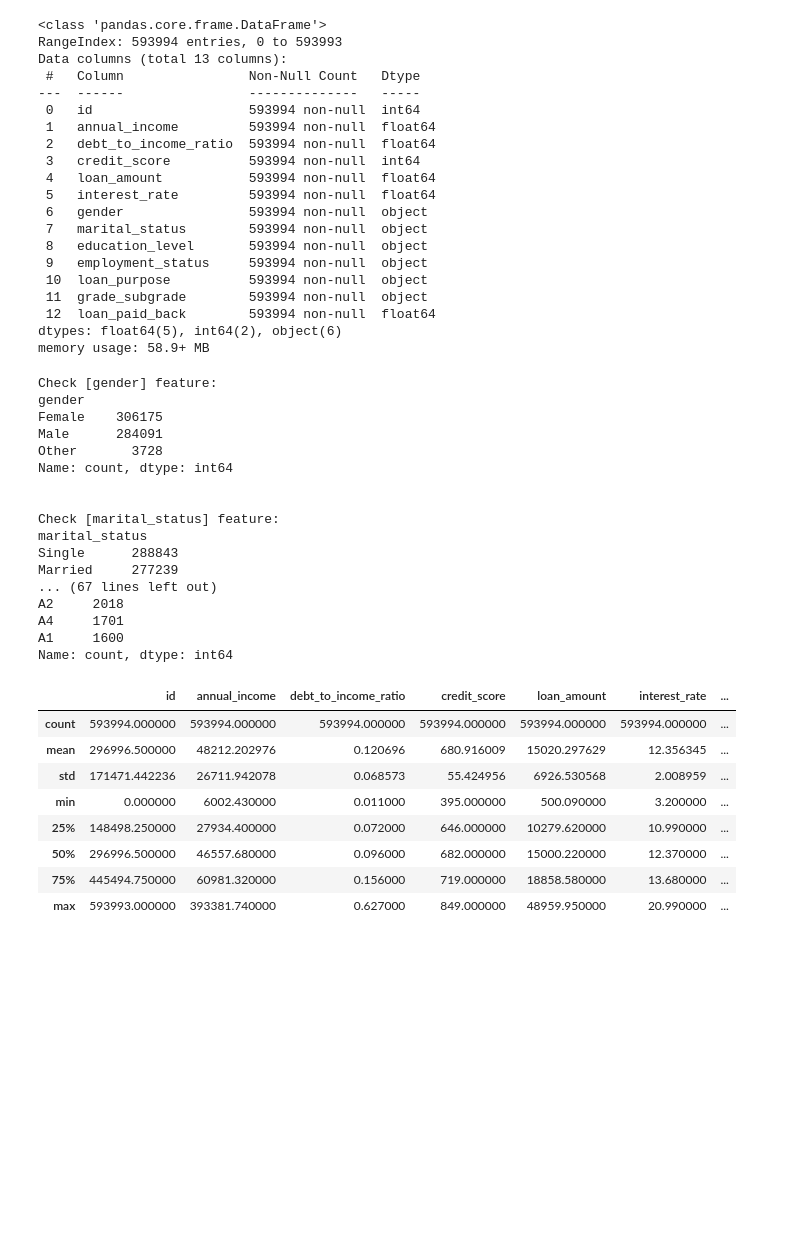
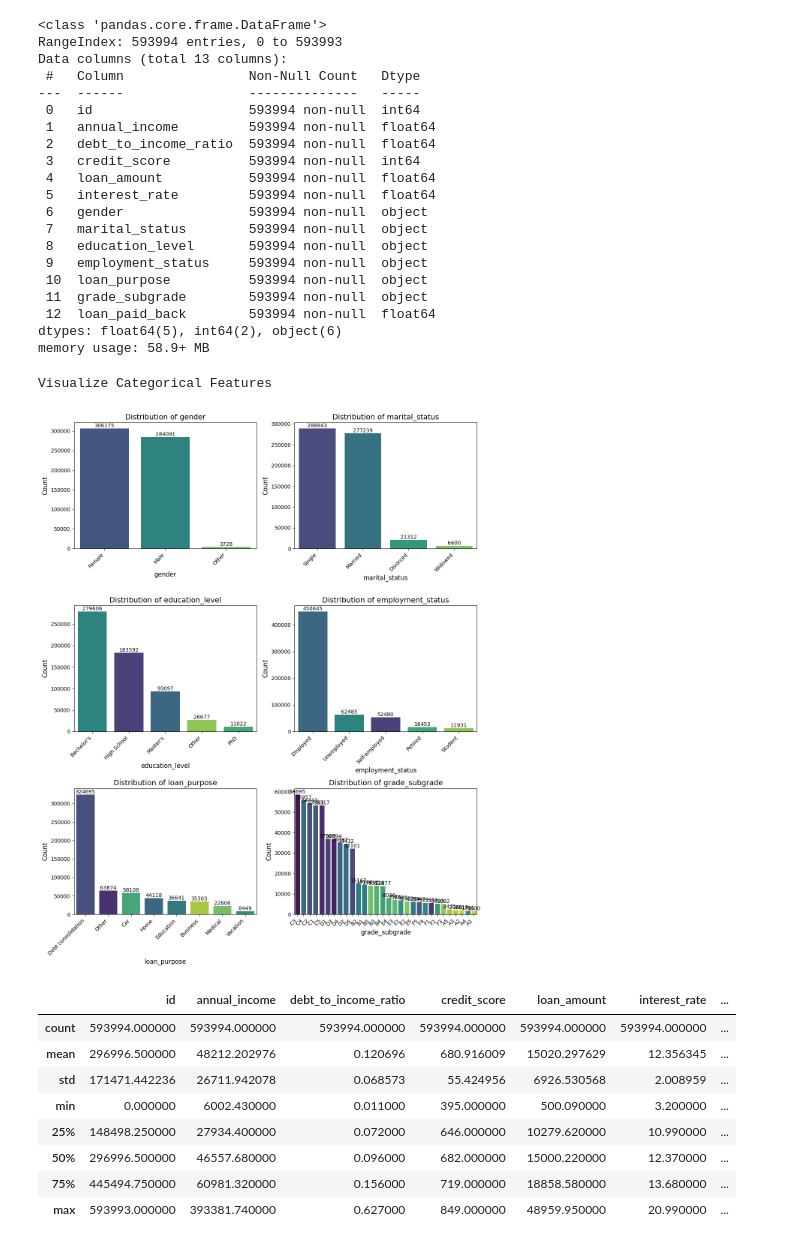
Before and after one commit to 192cm/Kaggle-Predicting_Loan_Payback, a Jupyter notebook: prediction_loan_payback.ipynb, the cells around one changed output. Saved outputs shown, nothing was run; the diff lists cells and outputs as text; code cells hidden in the pictures; blank space fills up the shorter version.

```diff
--- a/prediction_loan_payback.ipynb
+++ b/prediction_loan_payback.ipynb
@@ -61,31 +61,46 @@ memory usage: 58.9+ MB
 # %%
 # Check categorical features
 
 cat_attribs = train_data.select_dtypes(include=['object']).columns.tolist()
 num_attribs = train_data.select_dtypes(include=['int64', 'float64']).columns.tolist()
 
-for attrib in cat_attribs:
-    print("Check [{}] feature:".format(attrib))
-    print(train_data[attrib].value_counts())
-    print('\n')
+# for attrib in cat_attribs:
+#     print("Check [{}] feature:".format(attrib))
+#     print(train_data[attrib].value_counts())
+#     print('\n')
+
+print("Visualize Categorical Features")
+n_cols = 2
+n_rows = (len(cat_attribs) + n_cols - 1) // n_cols
+
+plt.figure(figsize=(6 * n_cols, 5 * n_rows))
+
+for i, attrib in enumerate(cat_attribs):
+
+    plt.subplot(n_rows, n_cols, i + 1)
+
+    sns.countplot(x=attrib,
+                  data=train_data,
+                  order=train_data[attrib].value_counts().index,
+                  palette='viridis',
+                  hue=attrib,
+                  legend=False
+                 )
+
+    plt.title(f'Distribution of {attrib}', fontsize=14)
+    plt.xlabel(attrib, fontsize=12)
+    plt.ylabel('Count', fontsize=12)
+
+    plt.xticks(rotation=45, ha='right')
+
+    for container in plt.gca().containers:
+        plt.bar_label(container)
+
+plt.tight_layout()
+plt.show()
 # %% [output]
-Check [gender] feature:
-gender
-Female    306175
-Male      284091
-Other       3728
-Name: count, dtype: int64
-
-
-Check [marital_status] feature:
-marital_status
-Single      288843
-Married     277239
-... (67 lines left out)
-A2     2018
-A4     1701
-A1     1600
-Name: count, dtype: int64
+Visualize Categorical Features
+[figure, added]
 # %%
 # Check summary statistics for numerical features
 train_data.describe()
```
Also changed, not shown: parts of 7 cells of this notebook.
